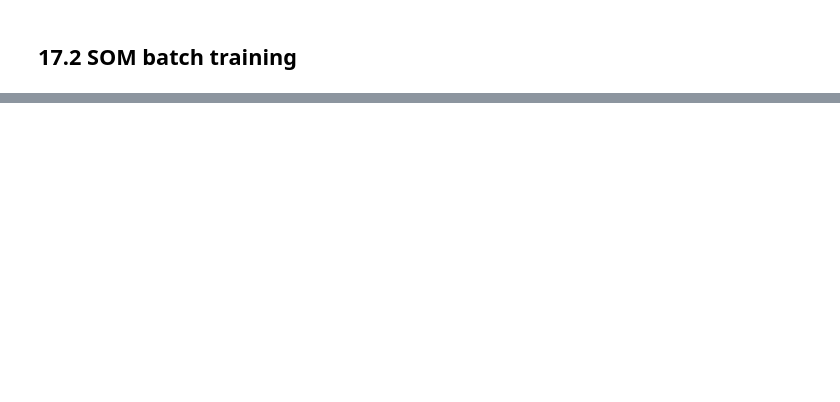
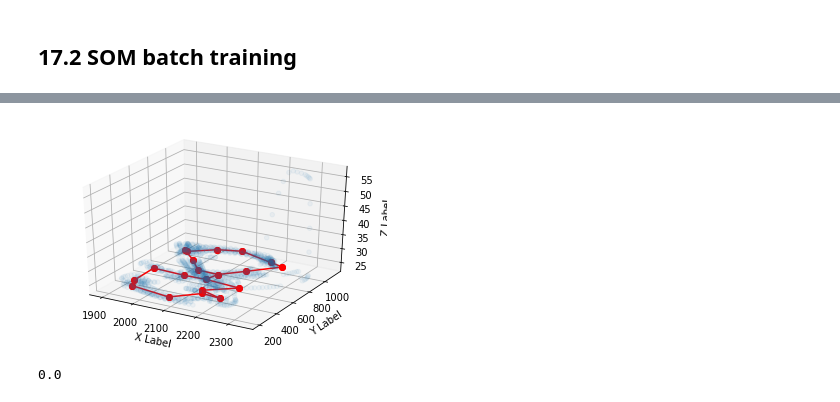
Before and after one commit to AleRiccardi/game-ai-course, a Jupyter notebook: 17_SOM2/som2.ipynb, the cells around one changed output, grey strips where cells are left out. Saved outputs shown, nothing was run; the diff lists cells and outputs as text; code cells hidden in the pictures; blank space fills up the shorter version.

```diff
--- a/17_SOM2/som2.ipynb
+++ b/17_SOM2/som2.ipynb
@@ -179,2 +188,5 @@ def batchTrainSOM(matX, G, tmax=10000, sigma0=1., eta0=1.):
 
     return G
+# %%
+# Train online batch
+SOM_BATCH = batchTrainSOM(PATH2_MAT, G3)
@@ -180,0 +195,12 @@ def batchTrainSOM(matX, G, tmax=10000, sigma0=1., eta0=1.):
+# %%
+matX = np.genfromtxt('q3dm1-path2.csv',delimiter=',')
+
+fig = plt.figure()
+ax = fig.add_subplot(111, projection='3d')
+ax.scatter(matX[:,1], matX[:,0], matX[:,2], marker='o')
+
+ax.set_xlabel('X Label')
+ax.set_ylabel('Y Label')
+ax.set_zlabel('Z Label')
+
+plt.show()
@@ -180,0 +209,44 @@ def batchTrainSOM(matX, G, tmax=10000, sigma0=1., eta0=1.):
+# %%
+fig = plt.figure()
+ax = fig.add_subplot(111, projection='3d')
+ax.scatter(matX[:,1], matX[:,0], matX[:,2], marker='o', alpha=0.05)
+
+# Draw SOM_BATCH topology
+for x in range(len(SOM_BATCH.nodes())//2 - 1):
+    ax.plot([SOM_BATCH.nodes()["a"+str(x)]["w"][1], SOM_BATCH.nodes()["a"+str(x+1)]["w"][1]],
+            [SOM_BATCH.nodes()["a"+str(x)]["w"][0], SOM_BATCH.nodes()["a"+str(x+1)]["w"][0]],
+            [SOM_BATCH.nodes()["a"+str(x)]["w"][2], SOM_BATCH.nodes()["a"+str(x+1)]["w"][2]],
+            'ro-')
+
+    ax.plot([SOM_BATCH.nodes()["b"+str(x)]["w"][1], SOM_BATCH.nodes()["b"+str(x+1)]["w"][1]],
+            [SOM_BATCH.nodes()["b"+str(x)]["w"][0], SOM_BATCH.nodes()["b"+str(x+1)]["w"][0]],
+            [SOM_BATCH.nodes()["b"+str(x)]["w"][2], SOM_BATCH.nodes()["b"+str(x+1)]["w"][2]],
+            'ro-')
+
+# Add cyclic connection and union
+ax.plot([SOM_BATCH.nodes()["a"+str(0)]["w"][1], SOM_BATCH.nodes()["a"+str(9)]["w"][1]],
+        [SOM_BATCH.nodes()["a"+str(0)]["w"][0], SOM_BATCH.nodes()["a"+str(9)]["w"][0]],
+        [SOM_BATCH.nodes()["a"+str(0)]["w"][2], SOM_BATCH.nodes()["a"+str(9)]["w"][2]],
+        'ro-')
+
+ax.plot([SOM_BATCH.nodes()["b"+str(0)]["w"][1], SOM_BATCH.nodes()["b"+str(9)]["w"][1]],
+        [SOM_BATCH.nodes()["b"+str(0)]["w"][0], SOM_BATCH.nodes()["b"+str(9)]["w"][0]],
+        [SOM_BATCH.nodes()["b"+str(0)]["w"][2], SOM_BATCH.nodes()["b"+str(9)]["w"][2]],
+        'ro-')
+
+ax.plot([SOM_BATCH.nodes()["a"+str(0)]["w"][1], SOM_BATCH.nodes()["b"+str(0)]["w"][1]],
+        [SOM_BATCH.nodes()["a"+str(0)]["w"][0], SOM_BATCH.nodes()["b"+str(0)]["w"][0]],
+        [SOM_BATCH.nodes()["a"+str(0)]["w"][2], SOM_BATCH.nodes()["b"+str(0)]["w"][2]],
+        'ro-')
+
+ax.set_xlabel('X Label')
+ax.set_ylabel('Y Label')
+ax.set_zlabel('Z Label')
+
+plt.show()
+# %% [output]
+[figure, added]
+# %%
+matD[0,0]
+# %% [output]
+0.0
```
Also changed, not shown: parts of 5 cells of this notebook, 3 other files.
